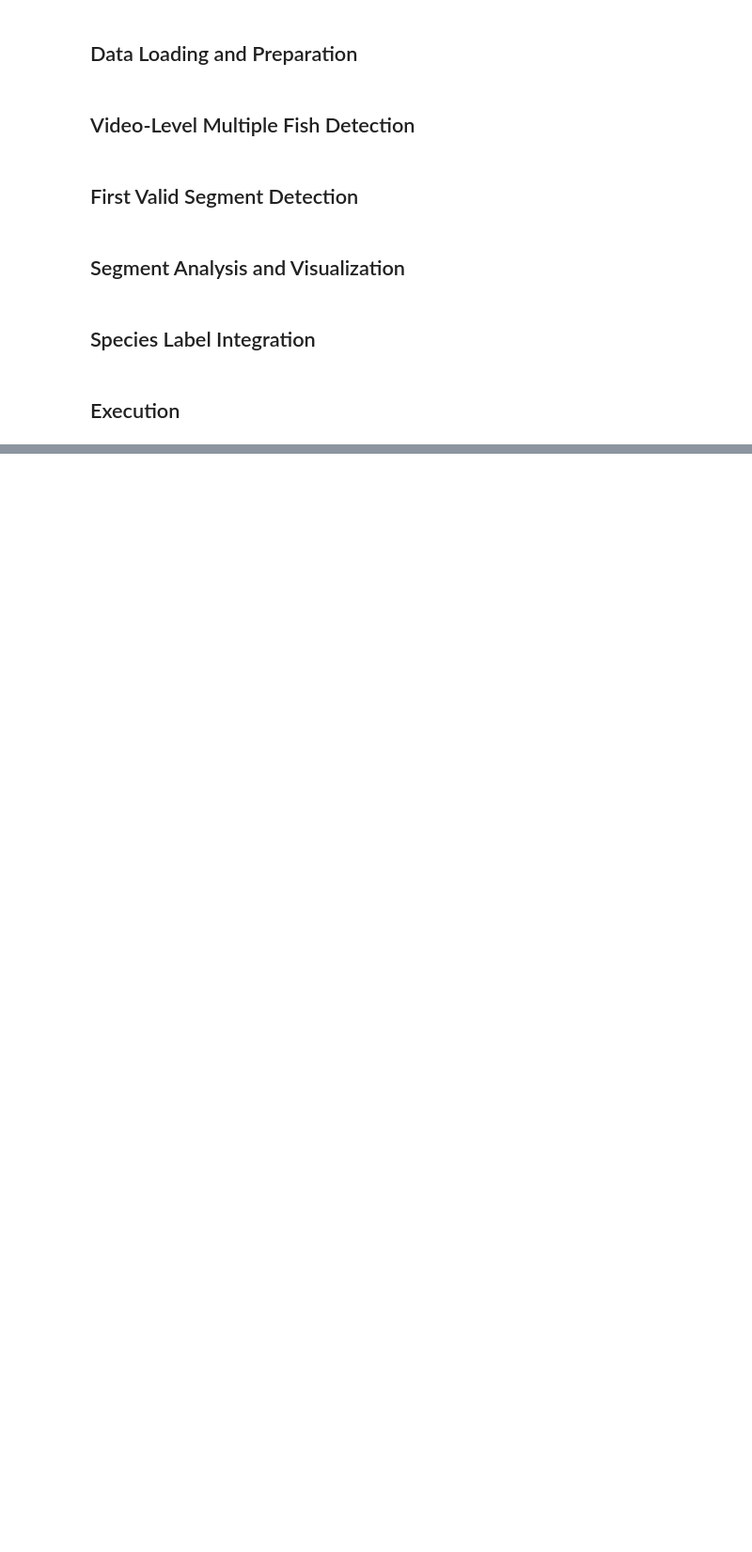
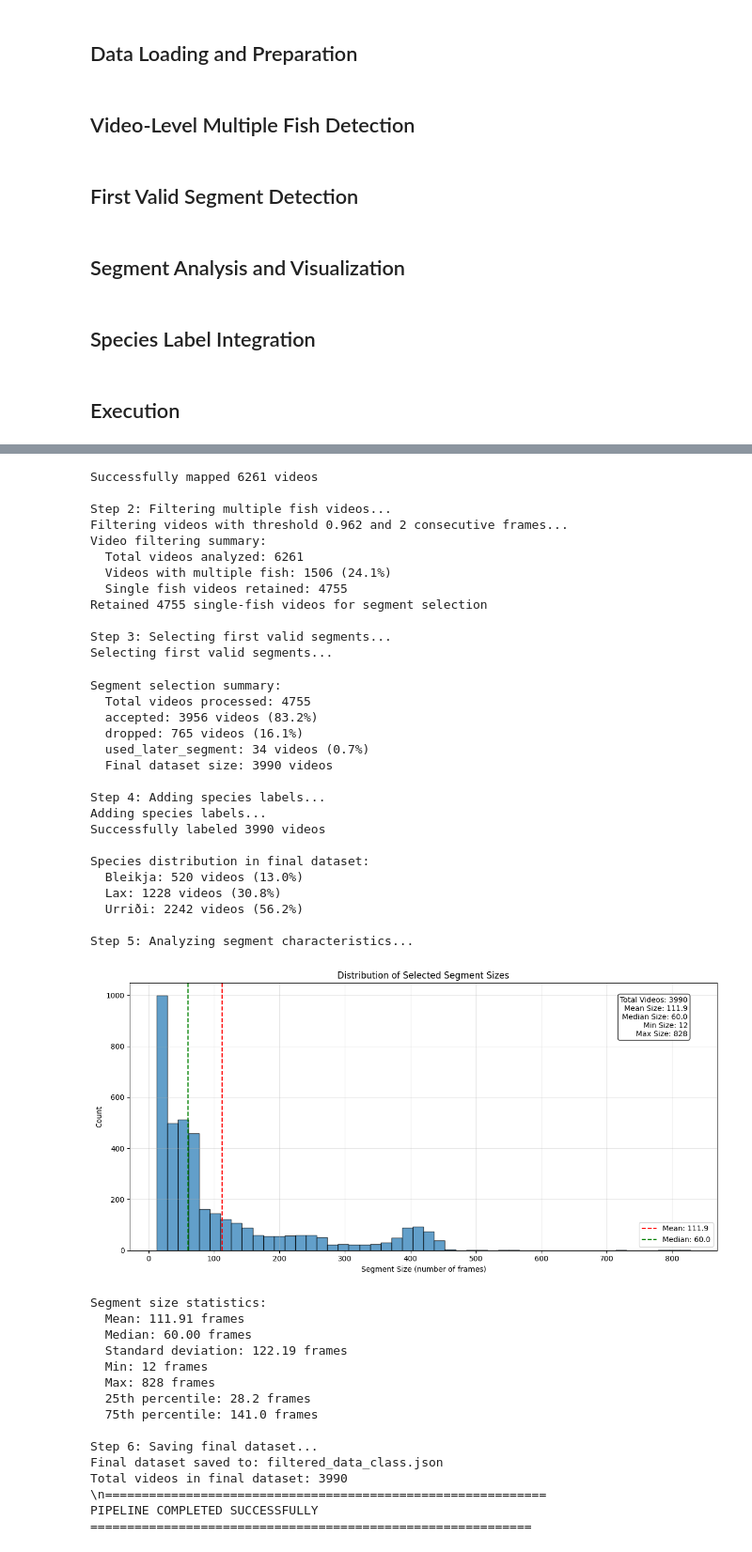
Before and after one commit to joaosMart/fish-species-class-siglip, a Jupyter notebook: Code/multi-fish-detection/Video_Level_MultiFish_Detection.ipynb, the cells around one changed output, grey strips where cells are left out. Shown at 94% size. Saved outputs shown, nothing was run; the diff lists cells and outputs as text; code cells hidden in the pictures; blank space fills up the shorter version.

```diff
--- a/Code/multi-fish-detection/Video_Level_MultiFish_Detection.ipynb
+++ b/Code/multi-fish-detection/Video_Level_MultiFish_Detection.ipynb
@@ -67,15 +67,12 @@ def load_detection_results(json_path: str, pickle_path: str) -> Dict:
             continue
 
         if video_path not in multi_fish_data['results']:
-            print(f"Warning: Video {video_path} not found in multi-fish predictions")
+            #print(f"Warning: Video {video_path} not found in multi-fish predictions")
             continue
 
         frame_predictions = multi_fish_data['results'][video_path]
         frame_numbers = [frame['frame'] for frame in video_data['fish_frames']]
 
-        if len(frame_numbers) != len(frame_predictions):
-            print(f"Warning: Frame count mismatch for {video_path}")
-            continue
 
         # Create structured frame predictions
         video_frame_data = []
@@ -426,7 +423,7 @@ def main_pipeline(json_path: str, pickle_path: str, labels_csv_path: str,
 
     # Step 3: Select first valid segments
     print(f"\nStep 3: Selecting first valid segments...")
-    segment_data = select_first_segments(single_fish_data, min_skip=3, min_segment_length=11)
+    segment_data = select_first_segments(single_fish_data, min_skip=3, min_segment_length=12)
 
     # Step 4: Add species labels
     print(f"\nStep 4: Adding species labels...")
@@ -453,9 +450,9 @@ def main_pipeline(json_path: str, pickle_path: str, labels_csv_path: str,
 
 if __name__ == "__main__":
     # Define file paths (update these paths according to your data location)
-    JSON_PATH = "/path/to/fish_detection_results.json"
-    PICKLE_PATH = "/path/to/Scores-ViT-SO400M-14-SigLIP-MultipleFish.pkl"
-    LABELS_CSV_PATH = "/path/to/video_df_complete.csv"
+    JSON_PATH = "/content/fish_detection_results.json"
+    PICKLE_PATH = "/content/Scores-ViT-SO400M-14-SigLIP-MultipleFish.pkl"
+    LABELS_CSV_PATH = "/content/video_df_complete.csv"
     OUTPUT_PATH = "filtered_data_class.json"
 
     # Execute pipeline
@@ -469,3 +466,4 @@ if __name__ == "__main__":
     print("\\n" + "=" * 60)
     print("PIPELINE COMPLETED SUCCESSFULLY")
     print("=" * 60)
+# %% [output]
@@ -471,0 +477,45 @@ if __name__ == "__main__":
+Successfully mapped 6261 videos
+
+Step 2: Filtering multiple fish videos...
+Filtering videos with threshold 0.962 and 2 consecutive frames...
+Video filtering summary:
+  Total videos analyzed: 6261
+  Videos with multiple fish: 1506 (24.1%)
+  Single fish videos retained: 4755
+Retained 4755 single-fish videos for segment selection
+
+Step 3: Selecting first valid segments...
+Selecting first valid segments...
+Segment selection summary:
+  Total videos processed: 4755
+  accepted: 3956 videos (83.2%)
+  dropped: 765 videos (16.1%)
+  used_later_segment: 34 videos (0.7%)
+  Final dataset size: 3990 videos
+
+Step 4: Adding species labels...
+Adding species labels...
+Successfully labeled 3990 videos
+
+Species distribution in final dataset:
+  Bleikja: 520 videos (13.0%)
+  Lax: 1228 videos (30.8%)
+  Urriði: 2242 videos (56.2%)
+
+Step 5: Analyzing segment characteristics...
+[figure, added]
+Segment size statistics:
+  Mean: 111.91 frames
+  Median: 60.00 frames
+  Standard deviation: 122.19 frames
+  Min: 12 frames
+  Max: 828 frames
+  25th percentile: 28.2 frames
+  75th percentile: 141.0 frames
+
+Step 6: Saving final dataset...
+Final dataset saved to: filtered_data_class.json
+Total videos in final dataset: 3990
+\n============================================================
+PIPELINE COMPLETED SUCCESSFULLY
+============================================================
```
Also changed, not shown: parts of 1 cell of this notebook.
